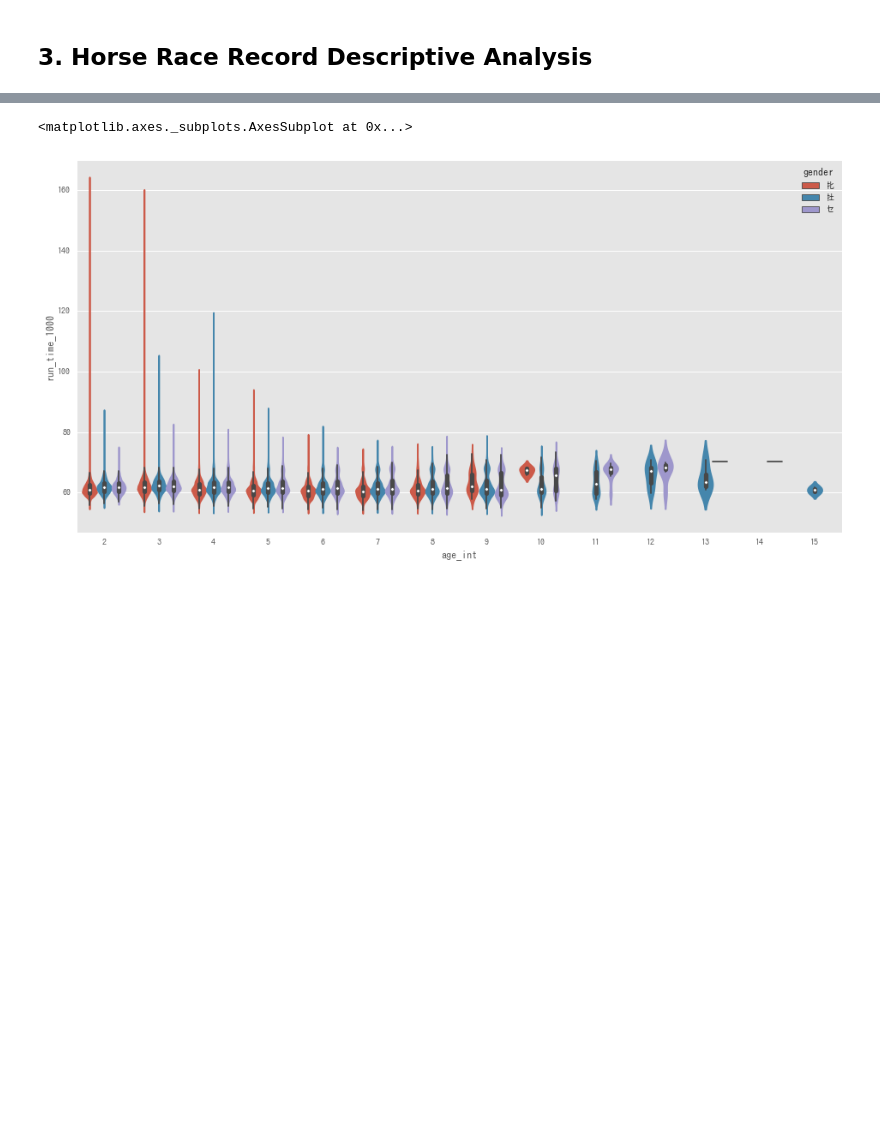
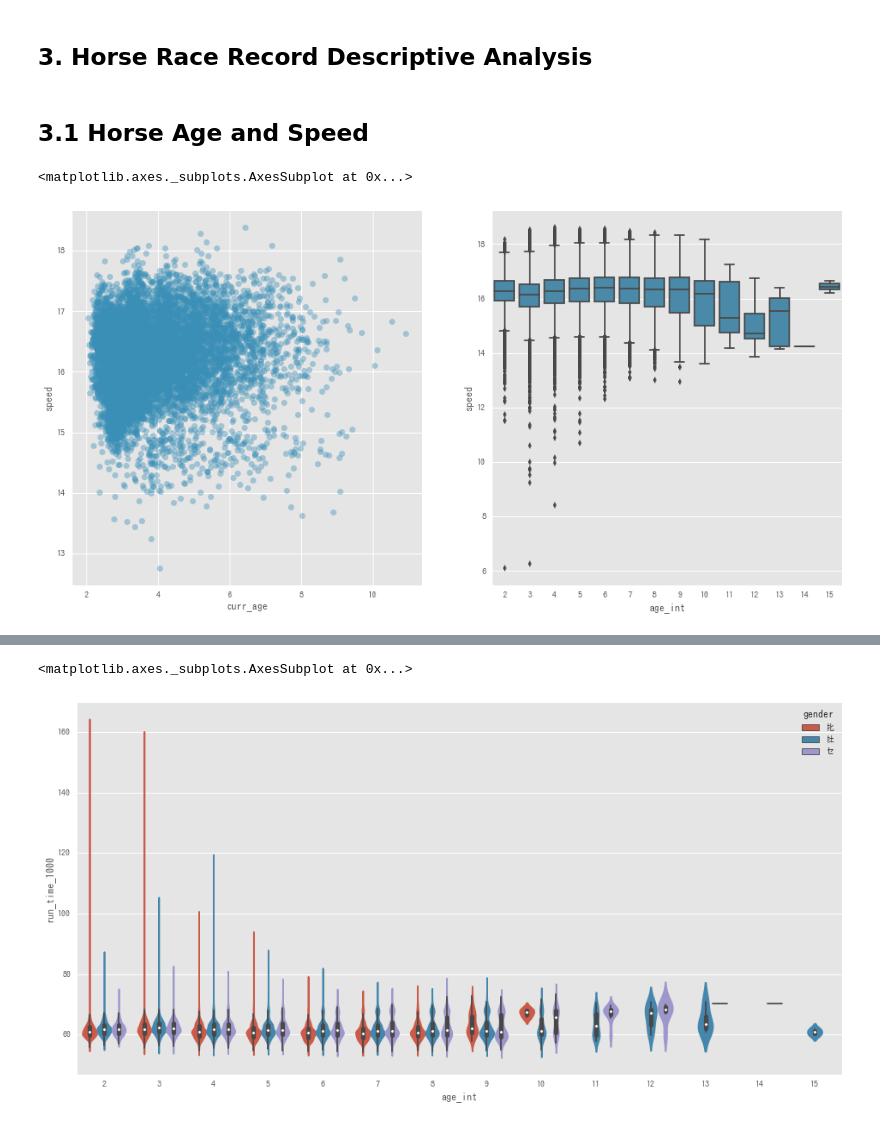
Before and after one commit to terryluzj/ba-fyp-sports-analytics, a Jupyter notebook: analysis/descriptive_horse.ipynb, the cells around one changed output, grey strips where cells are left out. Drawn from its saved outputs; the diff is of its cells as text; code cells hidden in the pictures; blank space fills up the shorter version.

```diff
--- a/analysis/descriptive_horse.ipynb
+++ b/analysis/descriptive_horse.ipynb
@@ -35,0 +37,12 @@ horse_race_df['finishing_position'] = horse_race_df['finishing_position'].astype
+# %% [markdown]
+## 3.1 Horse Age and Speed
+# %%
+fig, ax = plt.subplots(1, 2)
+time_age = horse_race_df.loc[:, ['horse_id', 'run_time', 'distance', 'curr_age', 'age_int']]
+time_age['speed'] = time_age['distance'] / time_age['run_time']
+sns.regplot(x='curr_age', y='speed', data=time_age.sample(n=10000), fit_reg=False,
+            color='#3A8FB7', ax=ax[0], scatter_kws={'alpha': .4})
+sns.boxplot(x='age_int', y='speed', data=time_age, color='#3A8FB7', ax=ax[1])
+# %% [output]
+<matplotlib.axes._subplots.AxesSubplot at 0x...>
+[figure, added]
```
Also changed, not shown: parts of 6 cells of this notebook, 1 other file.
